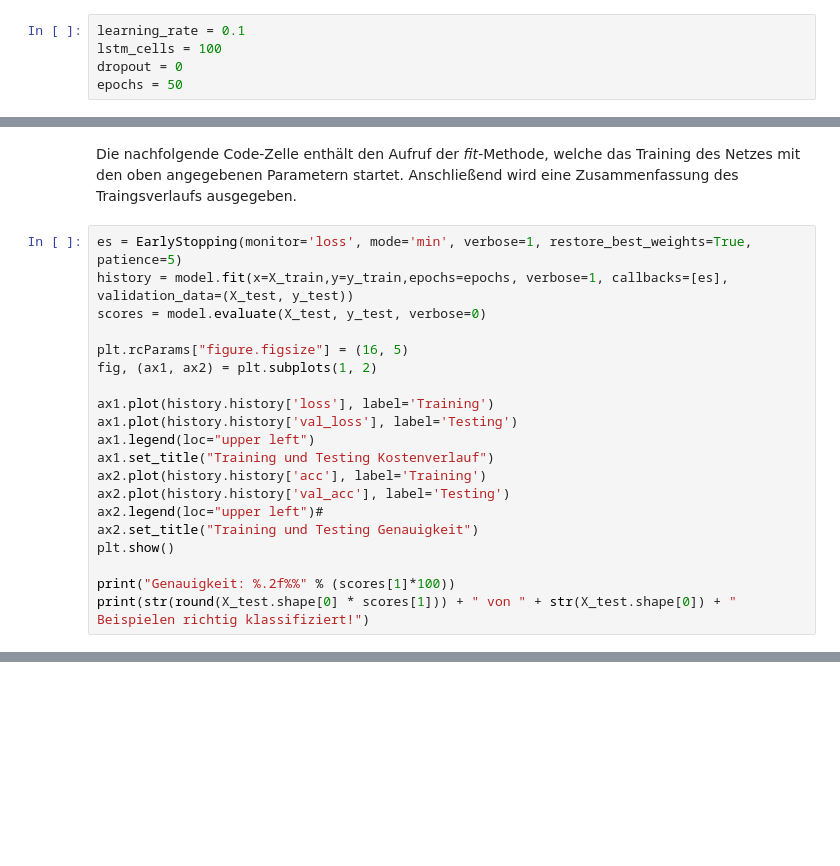
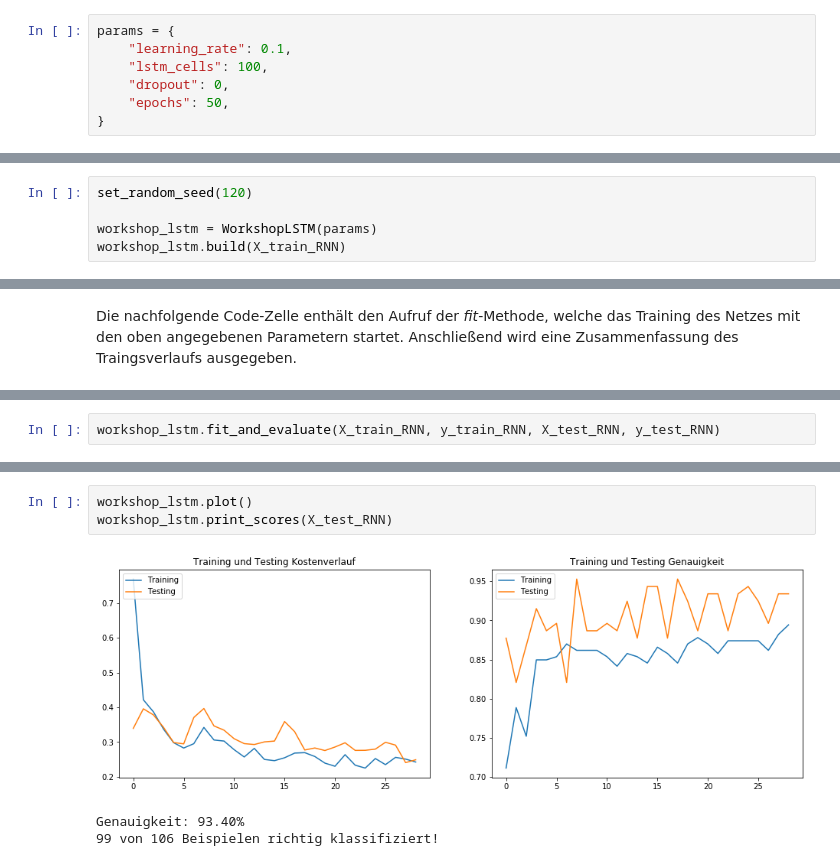
Before and after one commit to robenimmersatt/ml_workshop_uni, a Jupyter notebook: churn_classification.ipynb, the cells around one changed output, grey strips where cells are left out. Drawn from its saved outputs; the diff is of its cells as text; blank space fills up the shorter version.

Commit message:
Auslagern des Modells, LSTM ist vollständig funktionabel

```diff
--- a/churn_classification.ipynb
+++ b/churn_classification.ipynb
@@ -196,7 +186,9 @@ Die Parameter sind wie folgt beschrieben:
 * **dropout**: Anteil der Merkmale, die zufällig gelöscht werden. Wirkt *Ovefitting* entgegen (default: 0.5, range: 0-1)
 * **epochs**: Anzahl der Traingsdurchläufe (default: 10, range: 1-∞)
 # %%
-learning_rate = 0.1
-lstm_cells = 100
-dropout = 0
-epochs = 50
+params = {
+    "learning_rate": 0.1,
+    "lstm_cells": 100,
+    "dropout": 0,
+    "epochs": 50,
+}
@@ -211,0 +195,5 @@ model.compile(loss='binary_crossentropy', optimizer=opt, metrics=['acc'])
+# %%
+set_random_seed(120)
+
+workshop_lstm = WorkshopLSTM(params)
+workshop_lstm.build(X_train_RNN)
@@ -212,22 +218,2 @@ model.compile(loss='binary_crossentropy', optimizer=opt, metrics=['acc'])
 # %% [markdown]
 Die nachfolgende Code-Zelle enthält den Aufruf der *fit*-Methode, welche das Training des Netzes mit den oben angegebenen Parametern startet. Anschließend wird eine Zusammenfassung des Traingsverlaufs ausgegeben.
-# %%
-es = EarlyStopping(monitor='loss', mode='min', verbose=1, restore_best_weights=True, patience=5)
-history = model.fit(x=X_train,y=y_train,epochs=epochs, verbose=1, callbacks=[es], validation_data=(X_test, y_test))
-scores = model.evaluate(X_test, y_test, verbose=0)
-
-plt.rcParams["figure.figsize"] = (16, 5)
-fig, (ax1, ax2) = plt.subplots(1, 2)
-
-ax1.plot(history.history['loss'], label='Training')
-ax1.plot(history.history['val_loss'], label='Testing')
-ax1.legend(loc="upper left")
-ax1.set_title("Training und Testing Kostenverlauf")
-ax2.plot(history.history['acc'], label='Training')
-ax2.plot(history.history['val_acc'], label='Testing')
-ax2.legend(loc="upper left")#
-ax2.set_title("Training und Testing Genauigkeit")
-plt.show()
-
-print("Genauigkeit: %.2f%%" % (scores[1]*100))
-print(str(round(X_test.shape[0] * scores[1])) + " von " + str(X_test.shape[0]) + " Beispielen richtig klassifiziert!")
@@ -254,0 +220,2 @@ Genauigkeit: 87.74%
+# %%
+workshop_lstm.fit_and_evaluate(X_train_RNN, y_train_RNN, X_test_RNN, y_test_RNN)
@@ -254,0 +240,7 @@ Genauigkeit: 87.74%
+# %%
+workshop_lstm.plot()
+workshop_lstm.print_scores(X_test_RNN)
+# %% [output]
+[figure, added]
+Genauigkeit: 93.40%
+99 von 106 Beispielen richtig klassifiziert!
```
Also changed, not shown: parts of 27 cells of this notebook, 2 other files.
